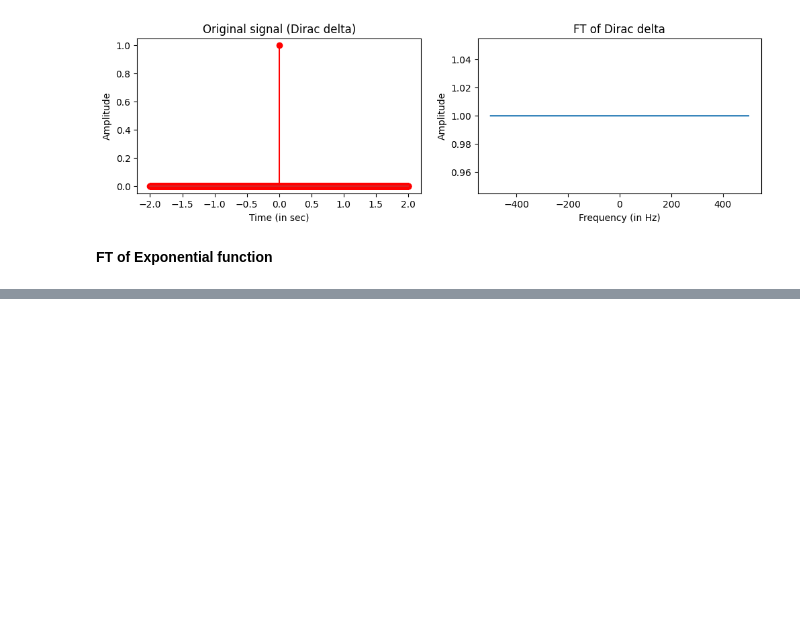
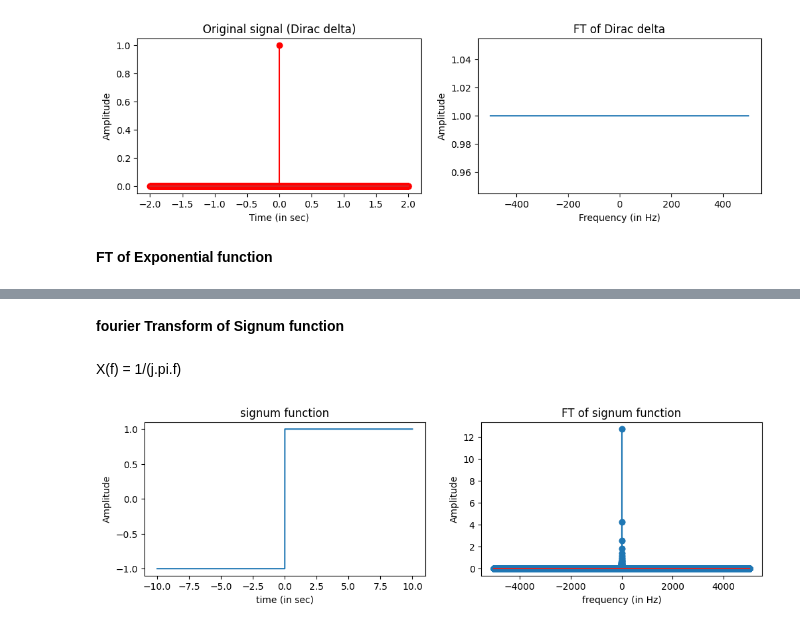
Before and after one commit to nageshwar-mehta/Signal_and_system, a Jupyter notebook: FT_of_basic_signals.ipynb, the cells around one changed output, grey strips where cells are left out. Drawn from its saved outputs; the diff is of its cells as text; code cells hidden in the pictures; blank space fills up the shorter version.

Commit message:
signum function added

```diff
--- a/FT_of_basic_signals.ipynb
+++ b/FT_of_basic_signals.ipynb
@@ -168,0 +167,37 @@ plt.show()
+# %% [markdown]
+**fourier Transform of Signum function**
+# %% [markdown]
+X(f) = 1/(j.pi.f)
+# %%
+def sgn_fun(amp,t):
+    sgn_t = []
+    for i in range(len(t)):
+        if(t[i]>0):
+            sgn_t.append(amp)
+        elif(t[i]==0):
+            sgn_t.append(0)
+        else :
+            sgn_t.append(-amp)
+    return sgn_t
+
+dur = 10
+sr = 10000
+t = np.linspace(-dur,dur,sr*dur*2+1)
+sgn_t = sgn_fun(1,t)
+fft_sgn_t  = np.fft.fftshift(np.fft.fft(sgn_t))
+freq = np.fft.fftshift(np.fft.fftfreq(len(fft_sgn_t),1/sr))
+plt.figure(figsize = [12,3])
+plt.subplot(1,2,1)
+plt.title("signum function")
+plt.xlabel("time (in sec)")
+plt.ylabel("Amplitude")
+plt.plot(t,sgn_t)
+
+plt.subplot(1,2,2)
+plt.title("FT of signum function")
+plt.xlabel("frequency (in Hz)")
+plt.ylabel("Amplitude")
+plt.stem(freq,np.abs(fft_sgn_t)/sr)
+plt.show()
+# %% [output]
+[figure, added]
```
Also changed, not shown: parts of 2 cells of this notebook.
